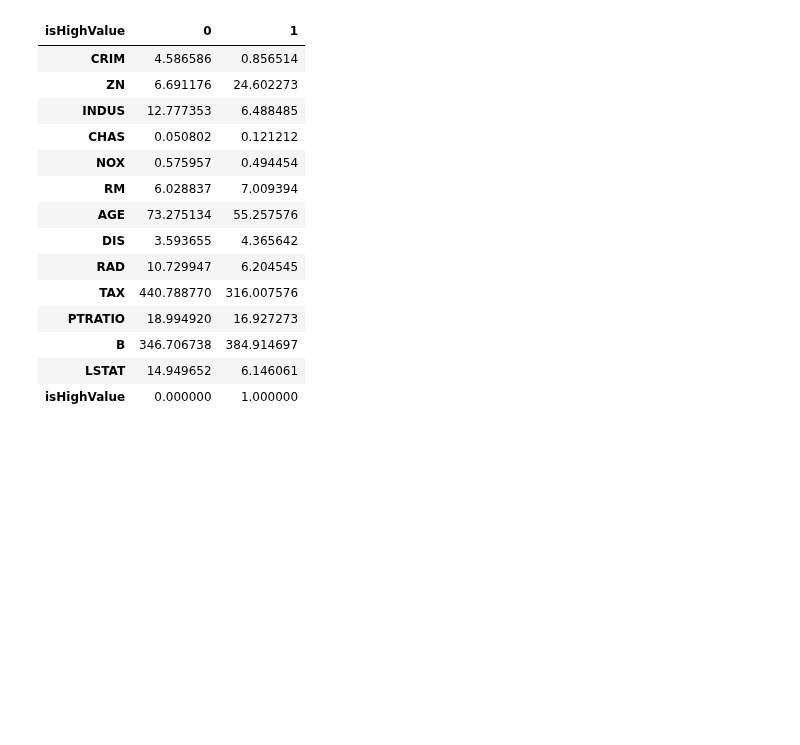
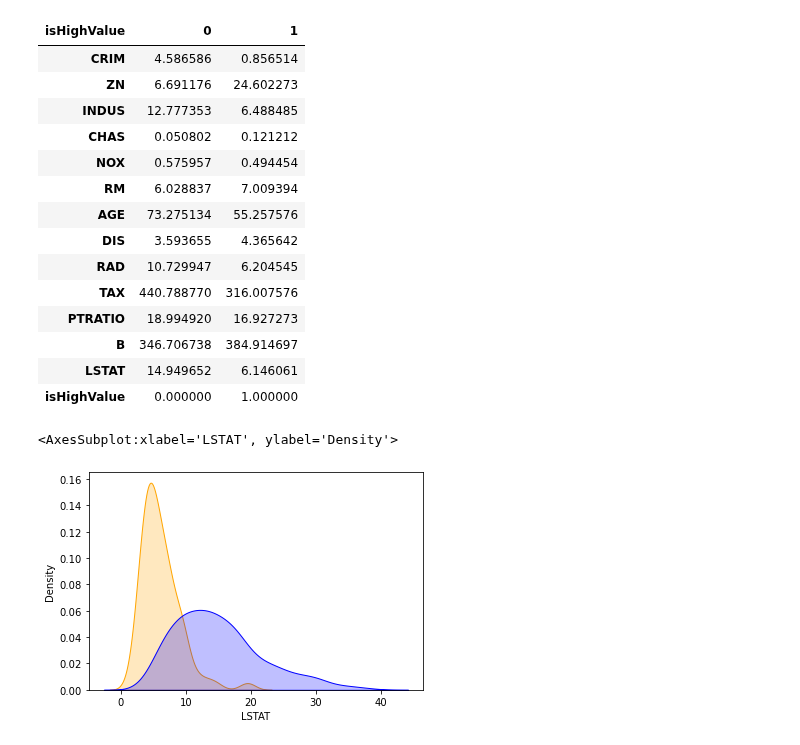
Before and after one commit to teleyun/bigdata, a Jupyter notebook: 예문사_03_빅데이터분석실무.ipynb, the cells around one changed output. Drawn from its saved outputs; the diff is of its cells as text; code cells hidden in the pictures; blank space fills up the shorter version.

```diff
--- a/예문사_03_빅데이터분석실무.ipynb
+++ b/예문사_03_빅데이터분석실무.ipynb
@@ -210,3 +210,10 @@ df_c.groupby('isHighValue').apply(np.mean).T
 | B | 346.706738 | 384.914697 |
 | LSTAT | 14.949652 | 6.146061 |
 | isHighValue | 0.000000 | 1.000000 |
+# %%
+import seaborn as sns
+sns.kdeplot(df_c.loc[df_c['isHighValue'] == 1, 'LSTAT'], color = 'orange', fill=True)
+sns.kdeplot(df_c.loc[df_c['isHighValue'] == 0, 'LSTAT'], color = 'blue', fill = True)
+# %% [output]
+<AxesSubplot:xlabel='LSTAT', ylabel='Density'>
+[figure, added]
```
Also changed, not shown: parts of 5 cells of this notebook.
